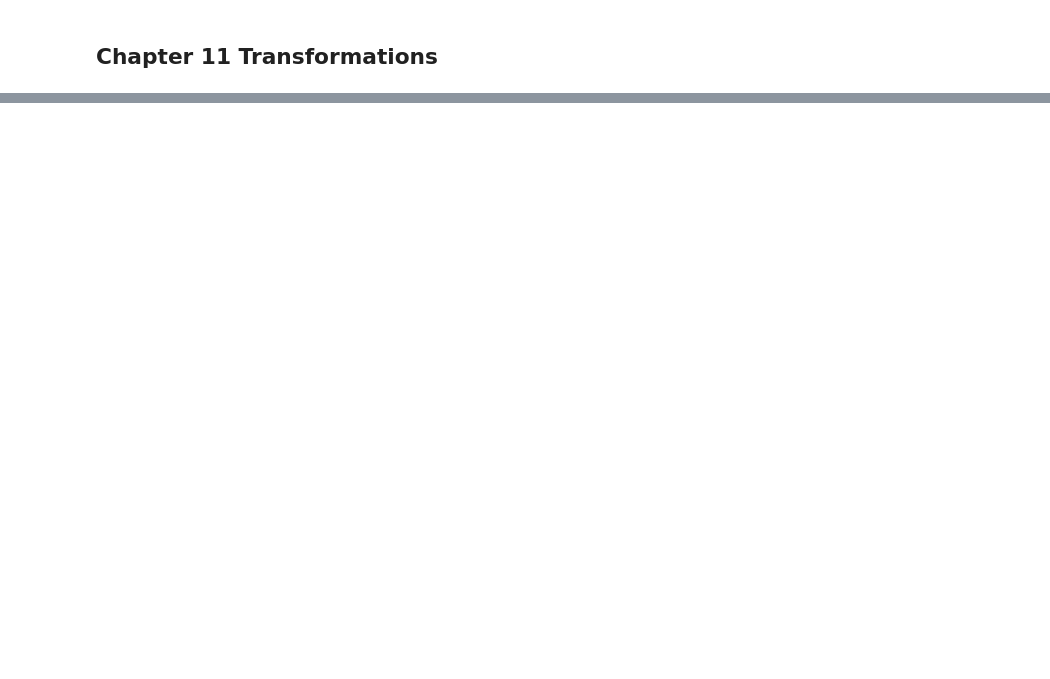
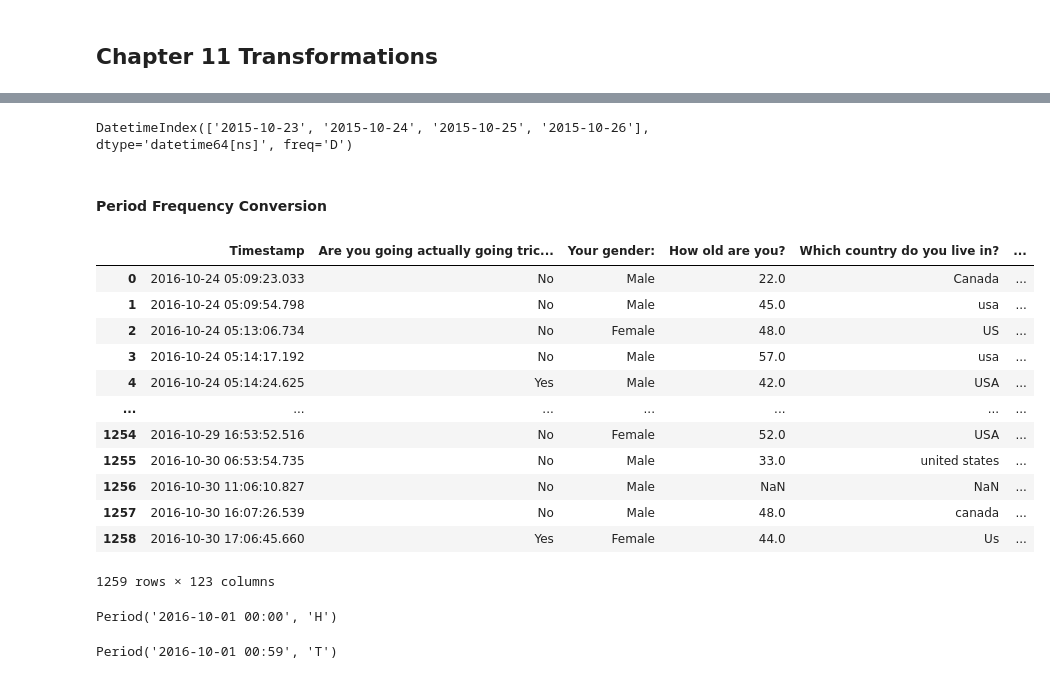
Before and after one commit to stewart17/dsc540, a Jupyter notebook: Weeks 7 & 8 Exercises.ipynb, the cells around one changed output, grey strips where cells are left out. Cells and saved outputs as stored; diff of their text form; code cells hidden in the pictures; blank space fills up the shorter version.

Commit message:
Weeks 7 & 8

```diff
--- a/Weeks 7 & 8 Exercises.ipynb
+++ b/Weeks 7 & 8 Exercises.ipynb
@@ -141,0 +183,35 @@ pd.crosstab(candy2["Q2: GENDER"], candy2["Q6 | 100 Grand Bar"])
+# %%
+# generate data range
+half_week = pd.date_range("2015-10-23", "2015-10-26")
+half_week
+# %% [output]
+DatetimeIndex(['2015-10-23', '2015-10-24', '2015-10-25', '2015-10-26'], dtype='datetime64[ns]', freq='D')
+# %% [markdown]
+#### Period Frequency Conversion
+# %%
+candy2016 = pd.read_excel("BOING-BOING-CANDY-HIERARCHY-2016-SURVEY-Responses.xlsx")
+candy2016
+# %% [output]
+|  | Timestamp | Are you going actually going tric... | Your gender: | How old are you? | Which country do you live in? | ... |
+| 0 | 2016-10-24 05:09:23.033 | No | Male | 22.0 | Canada | ... |
+| 1 | 2016-10-24 05:09:54.798 | No | Male | 45.0 | usa | ... |
+| 2 | 2016-10-24 05:13:06.734 | No | Female | 48.0 | US | ... |
+| 3 | 2016-10-24 05:14:17.192 | No | Male | 57.0 | usa | ... |
+| 4 | 2016-10-24 05:14:24.625 | Yes | Male | 42.0 | USA | ... |
+| ... | ... | ... | ... | ... | ... | ... |
+| 1254 | 2016-10-29 16:53:52.516 | No | Female | 52.0 | USA | ... |
+| 1255 | 2016-10-30 06:53:54.735 | No | Male | 33.0 | united states | ... |
+| 1256 | 2016-10-30 11:06:10.827 | No | Male | NaN | NaN | ... |
+| 1257 | 2016-10-30 16:07:26.539 | No | Male | 48.0 | canada | ... |
+| 1258 | 2016-10-30 17:06:45.660 | Yes | Female | 44.0 | Us | ... |
+1259 rows × 123 columns
+# %%
+# create time period for october as hours
+period = pd.Period("2016-10", "H")
+# %% [output]
+Period('2016-10-01 00:00', 'H')
+# %%
+# convert period to minutely frequency
+period.asfreq("T")
+# %% [output]
+Period('2016-10-01 00:59', 'T')
```
Also changed, not shown: parts of 4 cells of this notebook, 1 other file.
